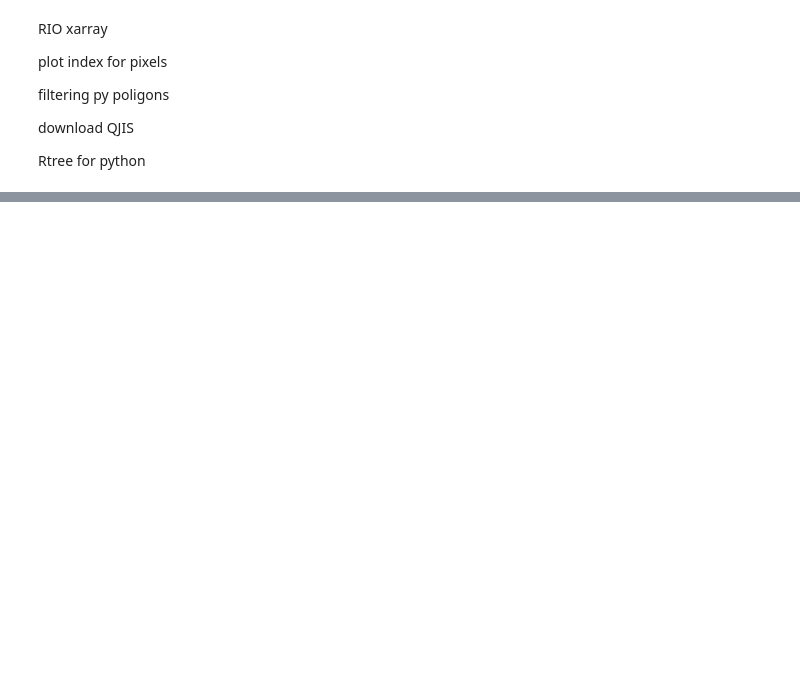
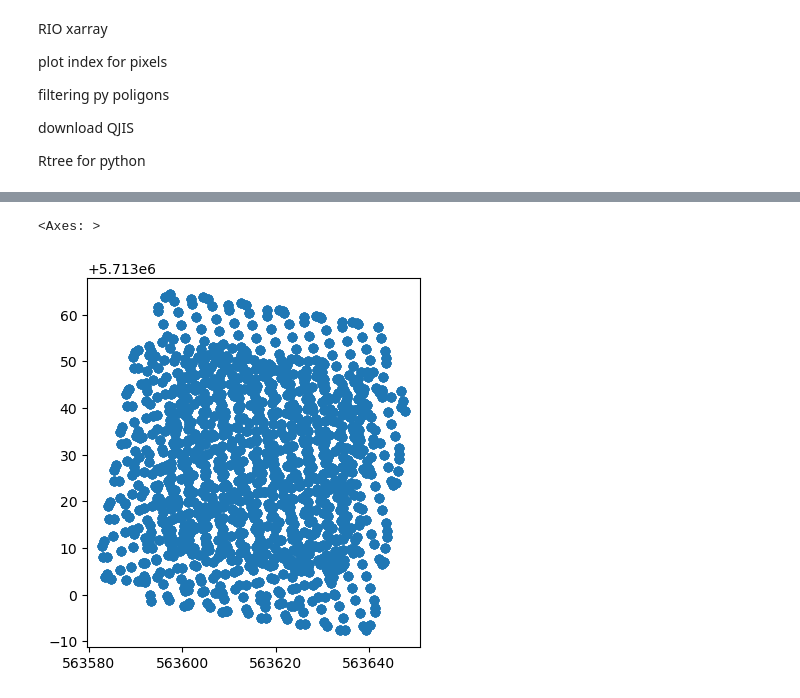
Before and after one commit to ReneHeim/proj_on_uav, a Jupyter notebook: Optimisation_Changes/Journal of improvements.ipynb, the cells around one changed output, grey strips where cells are left out. Drawn from its saved outputs; the diff is of its cells as text; code cells hidden in the pictures; blank space fills up the shorter version.

```diff
--- a/Optimisation_Changes/Journal of improvements.ipynb
+++ b/Optimisation_Changes/Journal of improvements.ipynb
@@ -671,0 +759,17 @@ shape: (0, 20)
+# %%
+import pandas as pd
+import geopandas as gpd
+from shapely.geometry import Point
+
+# Load camera data (adjust delimiter as needed)
+camera_df = pd.read_csv("/run/media/mak/OS/example_data_week8/20241029_products_uav_data/20241029_week8_cameras.txt", sep="\t",  skiprows=2, header=None, )
+
+camera_df.columns = ['PhotoID', 'X', 'Y', 'Z', 'Omega', 'Phi', 'Kappa', 'r11', 'r12', 'r13',
+                          'r21', 'r22', 'r23', 'r31', 'r32', 'r33']
+# Create a geometry column (assuming X is longitude and Y is latitude)
+camera_df['geometry'] = camera_df.apply(lambda row: Point(row['X'], row['Y']), axis=1)
+
+# Create a GeoDataFrame with the camera data
+camera_gdf = gpd.GeoDataFrame(camera_df, geometry='geometry', crs="EPSG:4326")
+
+camera_gdf
@@ -671,0 +790,3 @@ shape: (0, 20)
+# %%
+camera_in_projected = camera_gdf.to_crs("EPSG:32632")
+camera_in_projected
@@ -671,0 +807,5 @@ shape: (0, 20)
+# %%
+camera_in_projected.plot(aspect=1)
+# %% [output]
+<Axes: >
+[figure, added]
```
Also changed, not shown: parts of 14 cells of this notebook, 4 other files.
